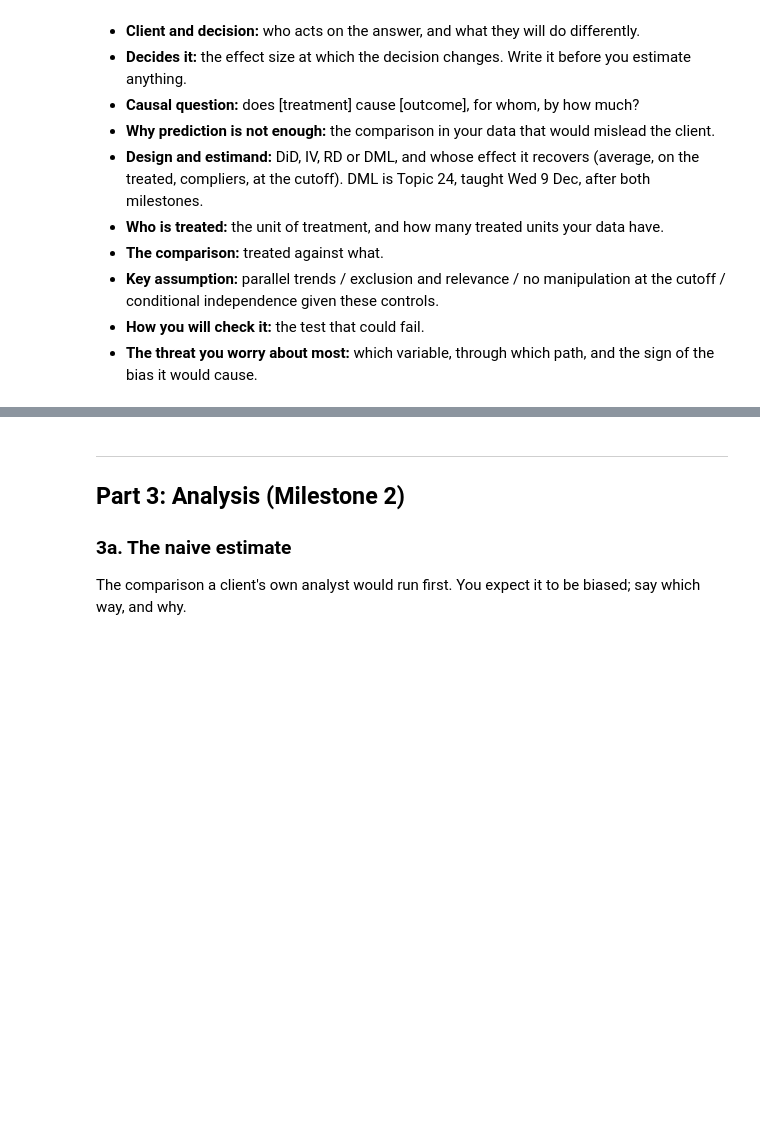
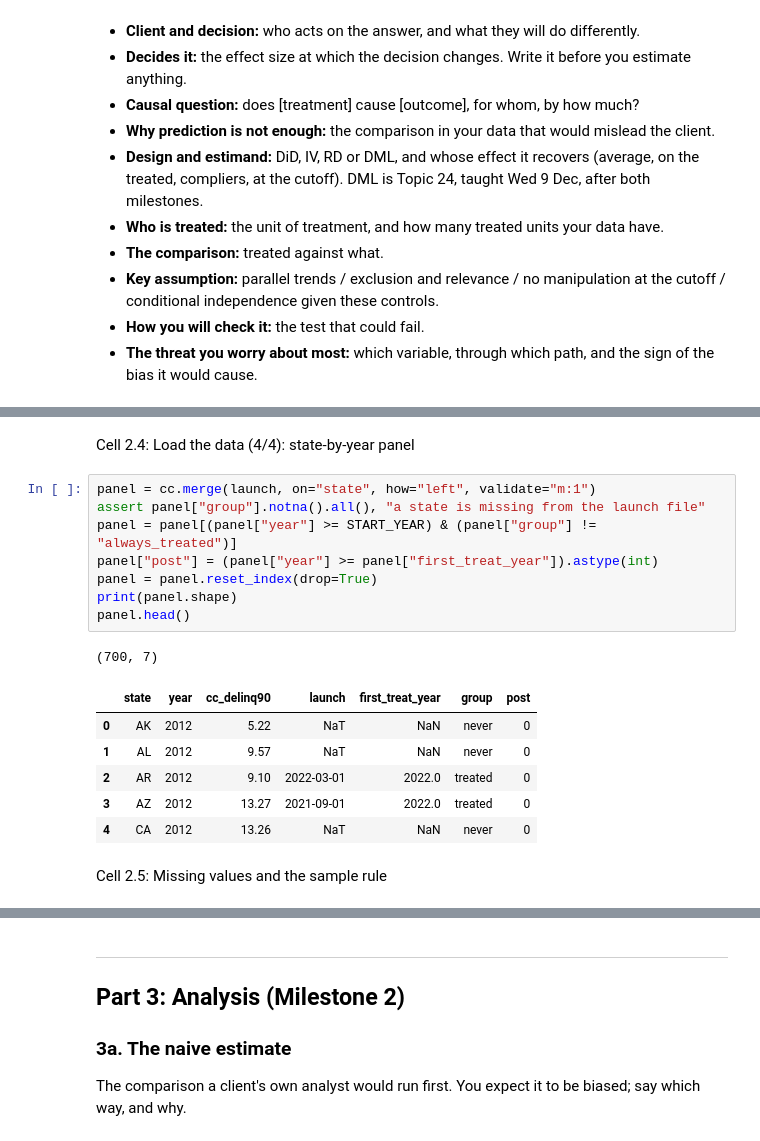
Before and after one commit to lukys8120/econ5200-final-project, a Jupyter notebook: notebooks/consulting_report.ipynb, the cells around one changed output, grey strips where cells are left out. Drawn from its saved outputs; the diff is of its cells as text; blank space fills up the shorter version.

```diff
--- a/notebooks/consulting_report.ipynb
+++ b/notebooks/consulting_report.ipynb
@@ -84,0 +162,20 @@ These lines are the proposal's page 1. The **Proposal Template (Word)** on Canva
+# %% [markdown]
+Cell 2.4: Load the data (4/4): state-by-year panel
+# %%
+panel = cc.merge(launch, on="state", how="left", validate="m:1")
+assert panel["group"].notna().all(), "a state is missing from the launch file"
+panel = panel[(panel["year"] >= START_YEAR) & (panel["group"] != "always_treated")]
+panel["post"] = (panel["year"] >= panel["first_treat_year"]).astype(int)
+panel = panel.reset_index(drop=True)
+print(panel.shape)
+panel.head()
+# %% [output]
+(700, 7)
+|  | state | year | cc_delinq90 | launch | first_treat_year | group | post |
+| 0 | AK | 2012 | 5.22 | NaT | NaN | never | 0 |
+| 1 | AL | 2012 | 9.57 | NaT | NaN | never | 0 |
+| 2 | AR | 2012 | 9.10 | 2022-03-01 | 2022.0 | treated | 0 |
+| 3 | AZ | 2012 | 13.27 | 2021-09-01 | 2022.0 | treated | 0 |
+| 4 | CA | 2012 | 13.26 | NaT | NaN | never | 0 |
+# %% [markdown]
+Cell 2.5: Missing values and the sample rule
```
Also changed, not shown: parts of 25 cells of this notebook, 4 other files.
